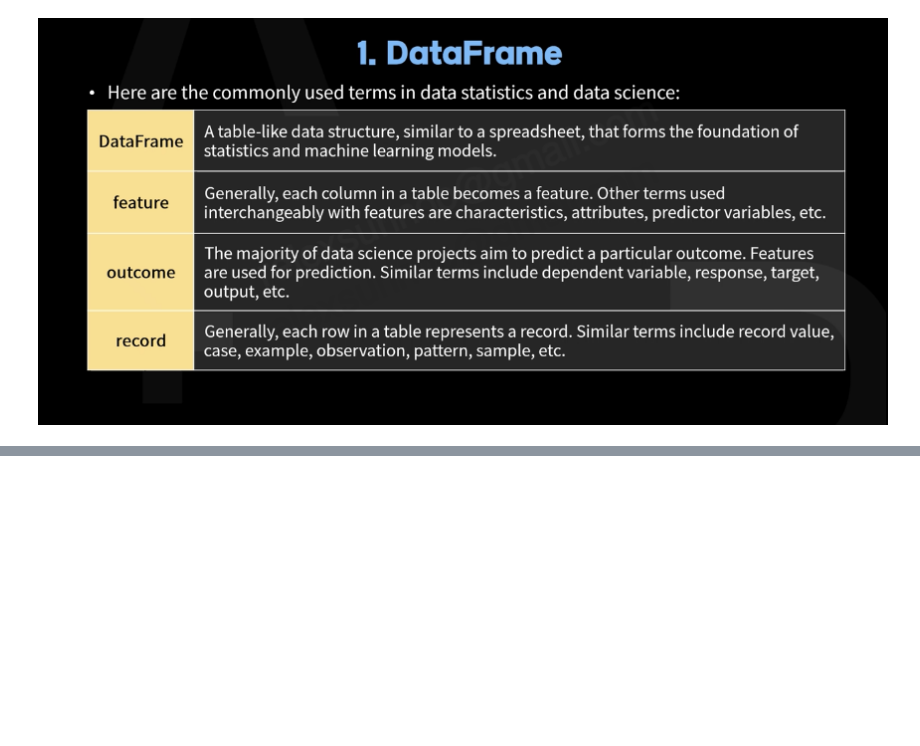
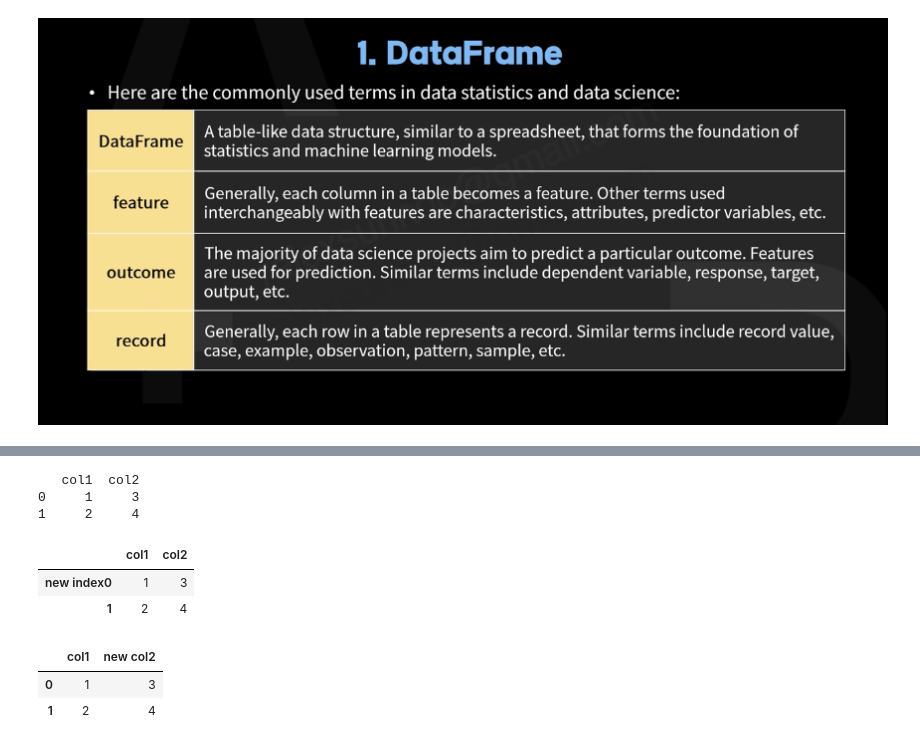
Before and after one commit to RelexSun/python-jupyter-notebook, a Jupyter notebook: Sec. 24 Basic Pandas Dataframe for Data Process.ipynb, the cells around one changed output, grey strips where cells are left out. Saved outputs shown, nothing was run; the diff lists cells and outputs as text; code cells hidden in the pictures; blank space fills up the shorter version.

```diff
--- a/Sec. 24 Basic Pandas Dataframe for Data Process.ipynb
+++ b/Sec. 24 Basic Pandas Dataframe for Data Process.ipynb
@@ -34,0 +100,20 @@
+# %%
+import pandas as pd
+d = {'col1': [1, 2], 'col2': [3, 4]}
+df = pd.DataFrame(data = d)
+print(df) ## Let's check the DataFrame created before changing the names.
+
+df.rename(index = {0: 'new index0'}) ## Change index 0 to a new name, 'new index0'.
+# %% [output]
+   col1  col2
+0     1     3
+1     2     4
+|  | col1 | col2 |
+| new index0 | 1 | 3 |
+| 1 | 2 | 4 |
+# %%
+df.rename(columns = {"col2": 'new col2'})
+# %% [output]
+|  | col1 | new col2 |
+| 0 | 1 | 3 |
+| 1 | 2 | 4 |
```
Also changed, not shown: parts of 15 cells of this notebook, 11 other files.
